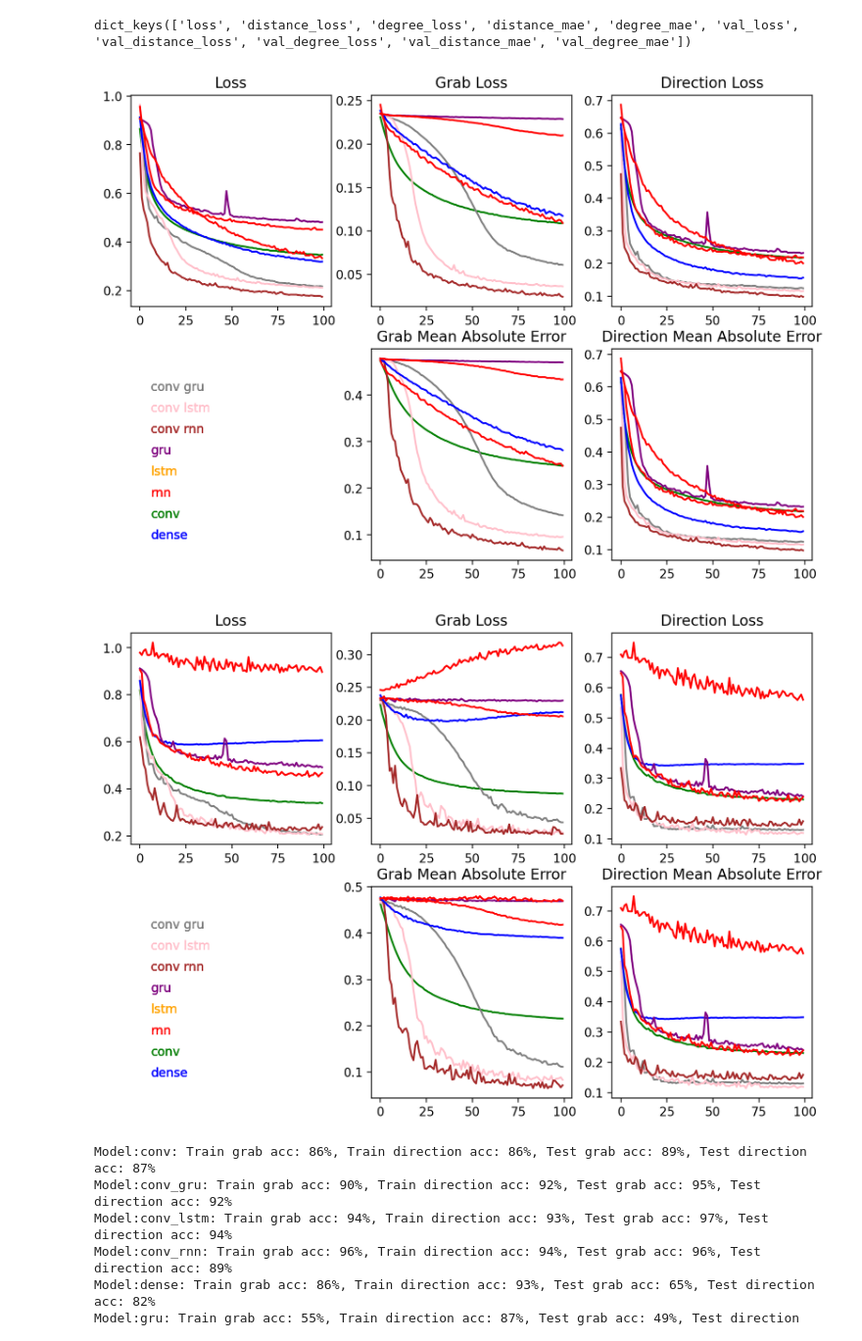
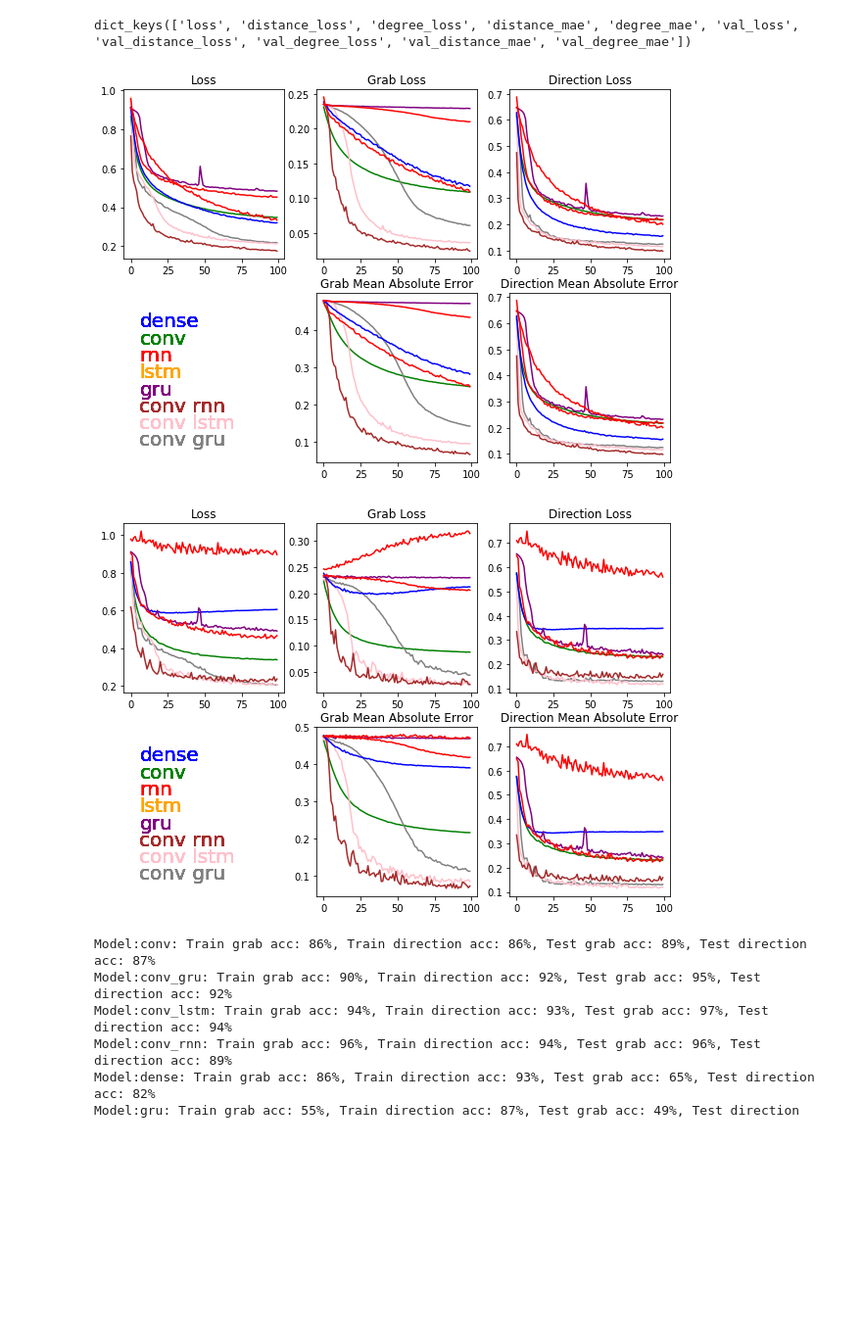
Before and after one commit to nemesgyadam/Armband, a Jupyter notebook: notebooks/eval_trains.ipynb, the cells around one changed output. Shown at 98% size. Drawn from its saved outputs; the diff is of its cells as text; code cells hidden in the pictures; blank space fills up the shorter version.

Commit message:
update plot images

```diff
--- a/notebooks/eval_trains.ipynb
+++ b/notebooks/eval_trains.ipynb
@@ -40,15 +40,6 @@ Accuracy: [0.60423077 0.87192308 0.555      0.86      ]
 rnn
 Accuracy: [0.88711538 0.92730769 0.5225     0.72      ]
 [figure]
-# %%
-with plt.rc_context({'figure.facecolor':'white'}):
-    for key in keys:
-        print(key)
-        with plt.rc_context({'figure.facecolor':'white'}):
-            for result in results:
-                history = result['history']
-                plt.plot(history[key])
-            plt.show()
 # %%
 keys= results[0]['history'].keys()
 keys
@@ -59,42 +50,42 @@ import matplotlib as mpl
 
 plt.figure.dpi = 1000
 plt.rcParams["figure.figsize"] = [10, 7]
 
 colors = {"dense":"blue", "conv":"green","rnn":"red","lstm":"red", "gru":"purple","conv_rnn":"brown","conv_lstm":"pink", "conv_gru":"gray"}
 
 with plt.rc_context({'figure.facecolor':'white'}):
     plt.size = (10,10)
     fig, axs = plt.subplots(2, 3)
     for result in results:
 
         history = result['history']
         axs[0, 0].plot(history['loss'], color=colors[result['model_descr']])
         axs[0, 0].set_title('Loss')
         axs[0, 1].plot(history['distance_loss'], color=colors[result['model_descr']])
         axs[0, 1].set_title('Grab Loss')
         axs[0, 2].plot(history['degree_loss'], color=colors[result['model_descr']])
         axs[0, 2].set_title('Direction Loss')
 
         axs[1, 0].axis('off')
 
-        axs[1, 0].text(0.1, 0.1, "dense", color = 'blue')
-        axs[1, 0].text(0.1, 0.2, "conv", color = 'green')
-        axs[1, 0].text(0.1, 0.3, "rnn", color = 'red')
-        axs[1, 0].text(0.1, 0.4, "lstm", color = 'orange')
-        axs[1, 0].text(0.1, 0.5, "gru", color = 'purple')
-        axs[1, 0].text(0.1, 0.6, "conv rnn", color = 'brown')
-        axs[1, 0].text(0.1, 0.7, "conv lstm", color = 'pink')
-        axs[1, 0].text(0.1, 0.8, "conv gru", color = 'gray')
+        axs[1, 0].text(0.1, 0.8, "dense", fontsize = 20,  color = 'blue')
+        axs[1, 0].text(0.1, 0.7, "conv",  fontsize = 20,color = 'green')
+        axs[1, 0].text(0.1, 0.6, "rnn",  fontsize = 20,color = 'red')
+        axs[1, 0].text(0.1, 0.5, "lstm",  fontsize = 20,color = 'orange')
+        axs[1, 0].text(0.1, 0.4, "gru",  fontsize = 20,color = 'purple')
+        axs[1, 0].text(0.1, 0.3, "conv rnn",  fontsize = 20,color = 'brown')
+        axs[1, 0].text(0.1, 0.2, "conv lstm",  fontsize = 20,color = 'pink')
+        axs[1, 0].text(0.1, 0.1, "conv gru",  fontsize = 20,color = 'gray')
 
 
 
         axs[1, 1].plot(history['distance_mae'], color=colors[result['model_descr']])
         axs[1, 1].set_title('Grab Mean Absolute Error')
         axs[1, 2].plot(history['degree_mae'], color=colors[result['model_descr']])
         axs[1, 2].set_title('Direction Mean Absolute Error')
 plt.savefig('train_results.png')
 # %% [output]
-[figure, old version]
+[figure, new version]
 # %%
 import matplotlib as mpl
 
@@ -118,14 +109,14 @@ with plt.rc_context({'figure.facecolor':'white'}):
 
         axs[1, 0].axis('off')
 
-        axs[1, 0].text(0.1, 0.1, "dense", color = 'blue')
-        axs[1, 0].text(0.1, 0.2, "conv", color = 'green')
-        axs[1, 0].text(0.1, 0.3, "rnn", color = 'red')
-        axs[1, 0].text(0.1, 0.4, "lstm", color = 'orange')
-        axs[1, 0].text(0.1, 0.5, "gru", color = 'purple')
-        axs[1, 0].text(0.1, 0.6, "conv rnn", color = 'brown')
-        axs[1, 0].text(0.1, 0.7, "conv lstm", color = 'pink')
-        axs[1, 0].text(0.1, 0.8, "conv gru", color = 'gray')
+        axs[1, 0].text(0.1, 0.8, "dense", fontsize = 20,  color = 'blue')
+        axs[1, 0].text(0.1, 0.7, "conv",  fontsize = 20,color = 'green')
+        axs[1, 0].text(0.1, 0.6, "rnn",  fontsize = 20,color = 'red')
+        axs[1, 0].text(0.1, 0.5, "lstm",  fontsize = 20,color = 'orange')
+        axs[1, 0].text(0.1, 0.4, "gru",  fontsize = 20,color = 'purple')
+        axs[1, 0].text(0.1, 0.3, "conv rnn",  fontsize = 20,color = 'brown')
+        axs[1, 0].text(0.1, 0.2, "conv lstm",  fontsize = 20,color = 'pink')
+        axs[1, 0].text(0.1, 0.1, "conv gru",  fontsize = 20,color = 'gray')
 
 
 
@@ -135,7 +126,7 @@ with plt.rc_context({'figure.facecolor':'white'}):
         axs[1, 2].set_title('Direction Mean Absolute Error')
 plt.savefig('val_results.png')
 # %% [output]
-[figure, old version]
+[figure, new version]
 # %%
 for result in results:
     model_desc = result['model_descr']
```
Also changed, not shown: 2 other files.
